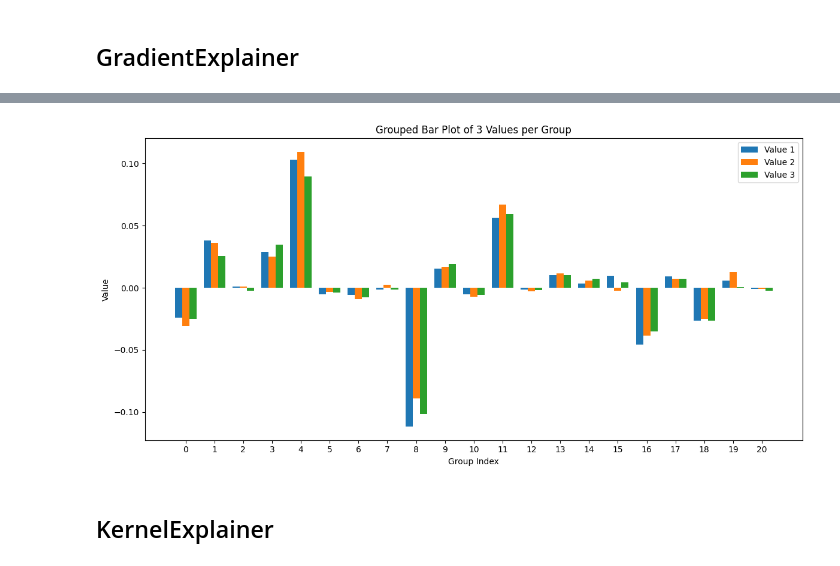
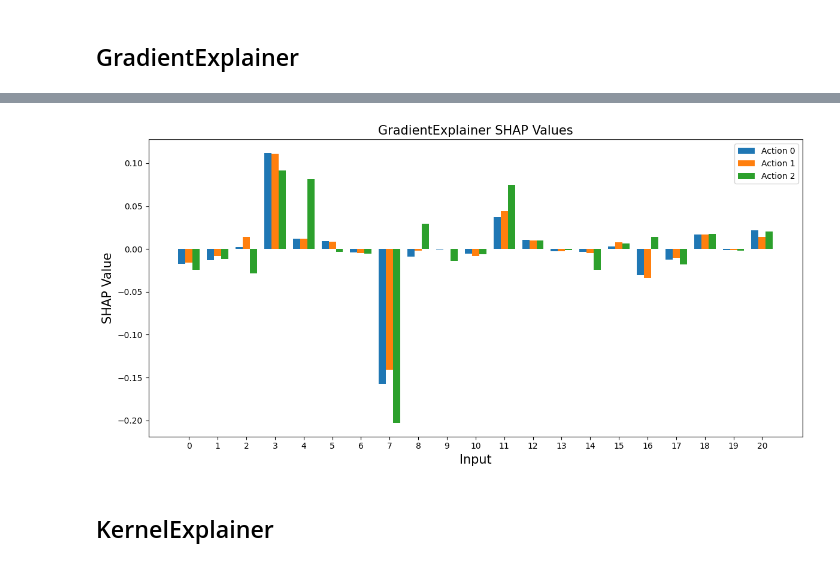
Before and after one commit to NiloufarRazmi/RL_Olfaction, a Jupyter notebook: cartesian_polar/shap-analysis.ipynb, the cells around one changed output, grey strips where cells are left out. Drawn from its saved outputs; the diff is of its cells as text; code cells hidden in the pictures.

```diff
--- a/cartesian_polar/shap-analysis.ipynb
+++ b/cartesian_polar/shap-analysis.ipynb
@@ -28,10 +37,13 @@ True
 # %%
-data_dict = torch.load(data_path, weights_only=False, map_location=DEVICE)
-data_dict.keys()
+data_dict_lr = torch.load(data_path_lr, weights_only=False, map_location=DEVICE)
+data_dict_lr.keys()
+data_dict_ew = torch.load(data_path_ew, weights_only=False, map_location=DEVICE)
+data_dict_ew.keys()
 # %% [output]
 dict_keys(['rewards', 'steps', 'episodes', 'all_states', 'all_actions', 'all_qvalues', 'losses', 'p', 'epsilons', 'weights_val_stats', 'biases_val_stats', 'weights_grad_stats', 'biases_grad_stats', 'n ...
 # %%
-parameters = data_dict['p']
+# ASSUMING EQUAL ARCHITECTURES
+parameters = data_dict_lr['p']
 n_observations = parameters.n_observations
 n_actions = parameters.n_actions
 n_units = parameters.n_hidden_units
@@ -89,7 +119,7 @@ agent_eps = all_states[agent_index]
 # %% [markdown]
 By manual inspection of the training log for the agent, you can see when the replay buffer ends (look for when loss stops being nan).
 # %%
-replay_buffer_idx = 81 # TODO: somehow manually automate this
+replay_buffer_idx = 82 # TODO: somehow manually automate this, 83 EW 82 LR
 
 replay_buffer_ep = agent_eps[:replay_buffer_idx]
 replay_buffer_states = [state for episode in replay_buffer_ep for state in episode]
@@ -97,7 +127,7 @@ assert len(replay_buffer_states) > 5000
 # %% [markdown]
 The background data is a representative sample of states we will feed to the SHAP explainer. The explainer will use these states for masking and determining feature importance.
 # %%
-background_data = random.sample(replay_buffer_states, k=100) # CONSIDER THE SAMPLING METHOD / SIZE
+background_data = random.sample(replay_buffer_states, k=1000) # CONSIDER THE SAMPLING METHOD / SIZE
 
 # Assume background_data is a list of 1D state tensors
 background_tensor = torch.stack(background_data)           # shape: (N, num_features)
@@ -143,30 +187,31 @@ tensor([[ 0.0000e+00,  1.0000e+00,  0.0000e+00,  2.0000e+00,  4.0000e+00,
 # %%
 data = np.array(shap_values)
 num_groups = len(data)
 num_bars = data.shape[1]
 
 x = np.arange(num_groups)  # positions for groups
 bar_width = 0.25
 
 # Create figure and axes
 fig, ax = plt.subplots(figsize=(12, 6))
 
 # Plot each of the 3 bars per group
 for i in range(num_bars):
-    ax.bar(x + i * bar_width, data[:, i], width=bar_width, label=f'Value {i + 1}')
+    ax.bar(x + i * bar_width, data[:, i], width=bar_width, label=f'Action {i}')
 
 # Styling
-ax.set_xlabel('Group Index')
-ax.set_ylabel('Value')
-ax.set_title('Grouped Bar Plot of 3 Values per Group')
+ax.set_xlabel('Input', fontsize=15)
+ax.set_ylabel('SHAP Value', fontsize=15)
+ax.set_title('GradientExplainer SHAP Values', fontsize=15)
 ax.set_xticks(x + bar_width)
 ax.set_xticklabels([str(i) for i in range(num_groups)])
 ax.legend()
 
 plt.tight_layout()
+plt.savefig('figures/shapvaluesge3.png',dpi=300)
 plt.show()
 # %% [output]
-[figure, old version]
+[figure, new version]
 # %% [markdown]
 ## KernelExplainer
 # %%
```
Also changed, not shown: parts of 69 cells of this notebook, 11 other files.
